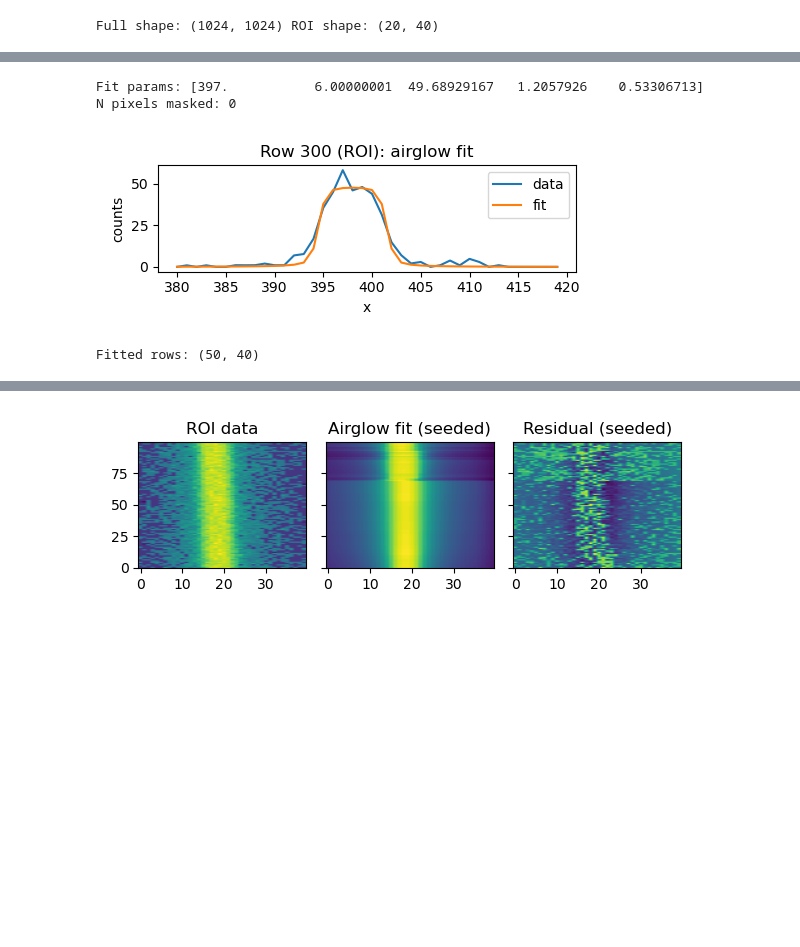
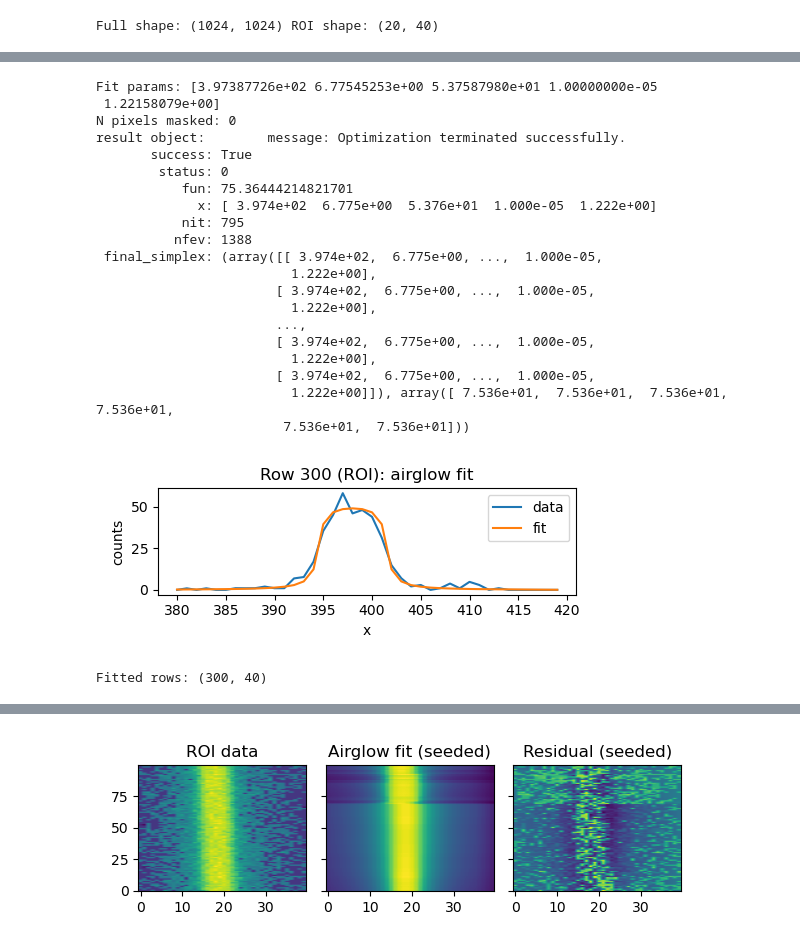
Before and after one commit to parkus/airglow, a Jupyter notebook: notebooks/00_systematics_2d_dev.ipynb, the cells around one changed output, grey strips where cells are left out. Cells and saved outputs as stored; diff of their text form; code cells hidden in the pictures; blank space fills up the shorter version.

```diff
--- a/notebooks/00_systematics_2d_dev.ipynb
+++ b/notebooks/00_systematics_2d_dev.ipynb
@@ -71,6 +78,7 @@ plt.plot(xgrid, model)
 # %%
 # Fit a selected row using the helper functions
 import models
+reload(models)
 
 row_index = 300  # pick a row in the full frame
 row = sci[row_index]
@@ -82,43 +90,63 @@ if dq is not None:
 else:
     dq_row = None
 
-fit, params, keep = models.fit_airglow_row(
+fit, params, keep, result = models.fit_airglow_row(
     row,
     x_grid,
     roi_x0,
     roi_x1,
     dq_row=dq_row,
     dq_mask_value=dq_mask_value,
     lsf_kernel=None,
     init=None,
+    minimize_options={"maxiter": 1000, "xatol": 1e-6, "fatol": 1e-6}
 )
 
 x_roi = x_grid[roi_x0:roi_x1]
 row_roi = row[roi_x0:roi_x1]
 
 print("Fit params:", params)
 
 plt.figure(figsize=(5,2))
 plt.plot(x_roi, row_roi, label="data")
 plt.plot(x_roi, fit, label="fit")
 plt.xlabel("x")
 plt.ylabel("counts")
 plt.title(f"Row {row_index} (ROI): airglow fit")
 plt.legend()
 plt.tight_layout()
 
 print('N pixels masked:', np.sum(~keep))
+print("result object:", result)
 # %% [output]
-Fit params: [397.           6.00000001  49.68929167   1.2057926    0.53306713]
+Fit params: [3.97387726e+02 6.77545253e+00 5.37587980e+01 1.00000000e-05
+ 1.22158079e+00]
 N pixels masked: 0
+result object:        message: Optimization terminated successfully.
+       success: True
+        status: 0
+           fun: 75.36444214821701
+             x: [ 3.974e+02  6.775e+00  5.376e+01  1.000e-05  1.222e+00]
+           nit: 795
+          nfev: 1388
+ final_simplex: (array([[ 3.974e+02,  6.775e+00, ...,  1.000e-05,
+                         1.222e+00],
+                       [ 3.974e+02,  6.775e+00, ...,  1.000e-05,
+                         1.222e+00],
+                       ...,
+                       [ 3.974e+02,  6.775e+00, ...,  1.000e-05,
+                         1.222e+00],
+                       [ 3.974e+02,  6.775e+00, ...,  1.000e-05,
+                         1.222e+00]]), array([ 7.536e+01,  7.536e+01,  7.536e+01,  7.536e+01,
+                        7.536e+01,  7.536e+01]))
-[figure, old version]
+[figure, new version]
 # %%
 # Fit airglow model across ROI rows
 from importlib import reload
 reload(models)
 
-roi_y0 = 250
-roi_y1 = 300
+roi_y0 = 220
+roi_y1 = 520
 
 rows = sci[roi_y0:roi_y1]
 row_indices = np.arange(roi_y0, roi_y1)
@@ -139,12 +167,13 @@ fit_results = models.fit_airglow_rows(
     dq_mask_value=dq_mask_value,
     lsf_kernel=None,
     init=None,
+    minimize_options={"maxiter": 1000, "xatol": 1e-6, "fatol": 1e-6}
 )
 
 roi_fit = fit_results["fits"]
 print("Fitted rows:", roi_fit.shape)
 # %% [output]
-Fitted rows: (50, 40)
+Fitted rows: (300, 40)
 # %%
 # Plot original ROI, fit image, and difference
 roi_data = sci[roi_y0:roi_y1, roi_x0:roi_x1]
```
Also changed, not shown: parts of 14 cells of this notebook, 1 other file.
